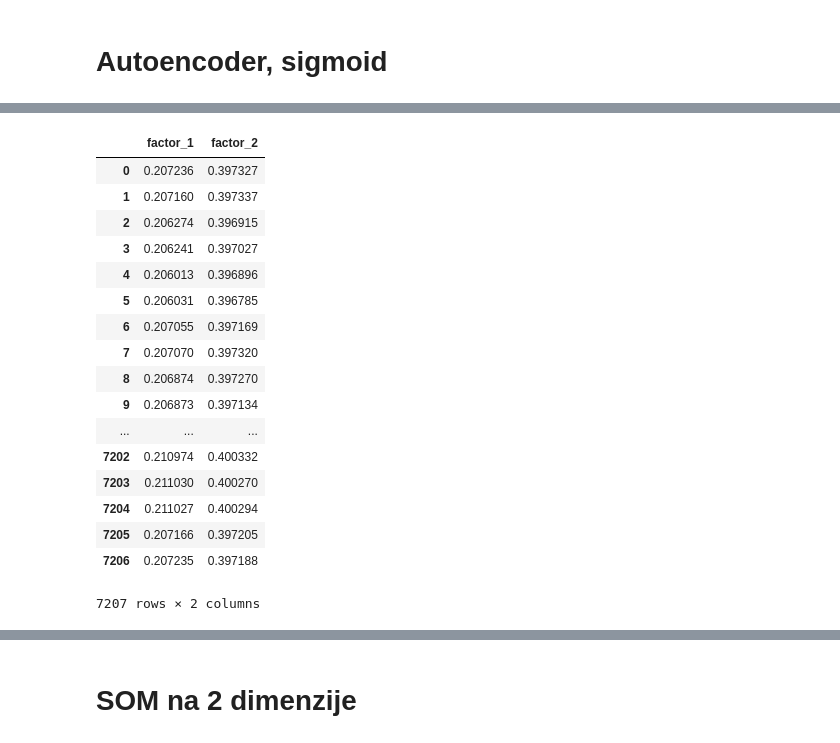
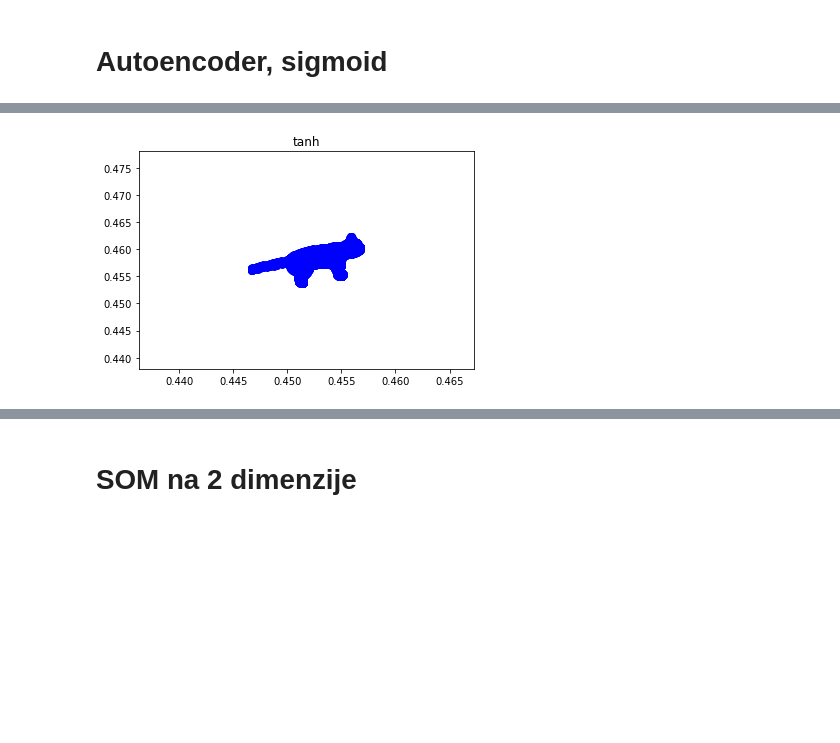
Before and after one commit to nikoleta-vukajlovic/RI-vizuelizacija-podataka, a Jupyter notebook: cat/macka.ipynb, the cells around one changed output, grey strips where cells are left out. Cells and saved outputs as stored; diff of their text form; code cells hidden in the pictures; blank space fills up the shorter version.

```diff
--- a/cat/macka.ipynb
+++ b/cat/macka.ipynb
@@ -123,5 +114,20 @@ encoding_dim = 2
 # %%
+scaler = MinMaxScaler()
+data_scaled = scaler.fit_transform(df)
+input_dim = df.shape[1]
+encoding_dim = 2
 input_layer = Input(shape=(input_dim, ))
 encoder_layer_1 = Dense(8, activation="sigmoid", activity_regularizer=regularizers.l1(10e-5))(input_layer)
 encoder_layer_2 = Dense(6, activation="sigmoid")(encoder_layer_1)
 encoder_layer_3 = Dense(encoding_dim, activation="sigmoid")(encoder_layer_2)
+encoder = Model(inputs=input_layer, outputs=encoder_layer_3)
+encoded_data = pd.DataFrame(encoder.predict(df))
+encoded_data.columns = ['factor_1', 'factor_2']
+plt.title('tanh')
+plt.scatter(
+    encoded_data['factor_1'],
+    encoded_data['factor_2'],
+    c='b', marker='o')
+plt.savefig('auto-tanh.png')
+# %% [output]
+[figure, added]
@@ -133,21 +133,0 @@ encoded_data.columns = ['factor_1', 'factor_2']
-# %%
-encoded_data
-# %% [output]
-|  | factor_1 | factor_2 |
-| 0 | 0.207236 | 0.397327 |
-| 1 | 0.207160 | 0.397337 |
-| 2 | 0.206274 | 0.396915 |
-| 3 | 0.206241 | 0.397027 |
-| 4 | 0.206013 | 0.396896 |
-| 5 | 0.206031 | 0.396785 |
-| 6 | 0.207055 | 0.397169 |
-| 7 | 0.207070 | 0.397320 |
-| 8 | 0.206874 | 0.397270 |
-| 9 | 0.206873 | 0.397134 |
-| ... | ... | ... |
-| 7202 | 0.210974 | 0.400332 |
-| 7203 | 0.211030 | 0.400270 |
-| 7204 | 0.211027 | 0.400294 |
-| 7205 | 0.207166 | 0.397205 |
-| 7206 | 0.207235 | 0.397188 |
-7207 rows × 2 columns
```
Also changed, not shown: parts of 11 cells of this notebook, 5 other files.
